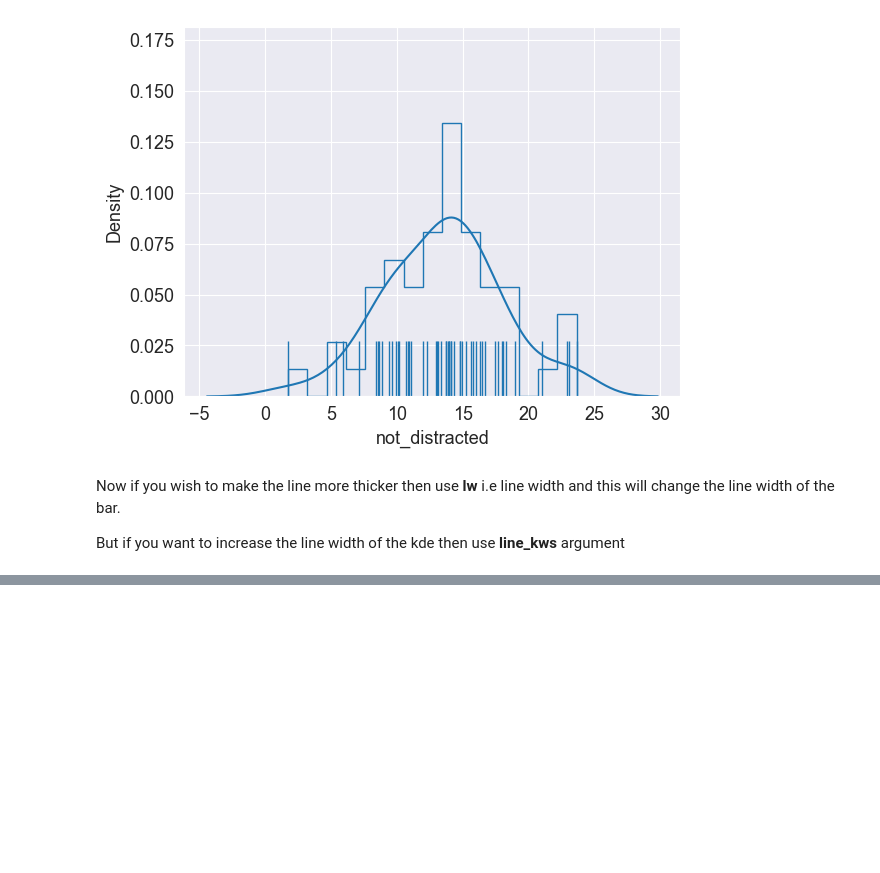
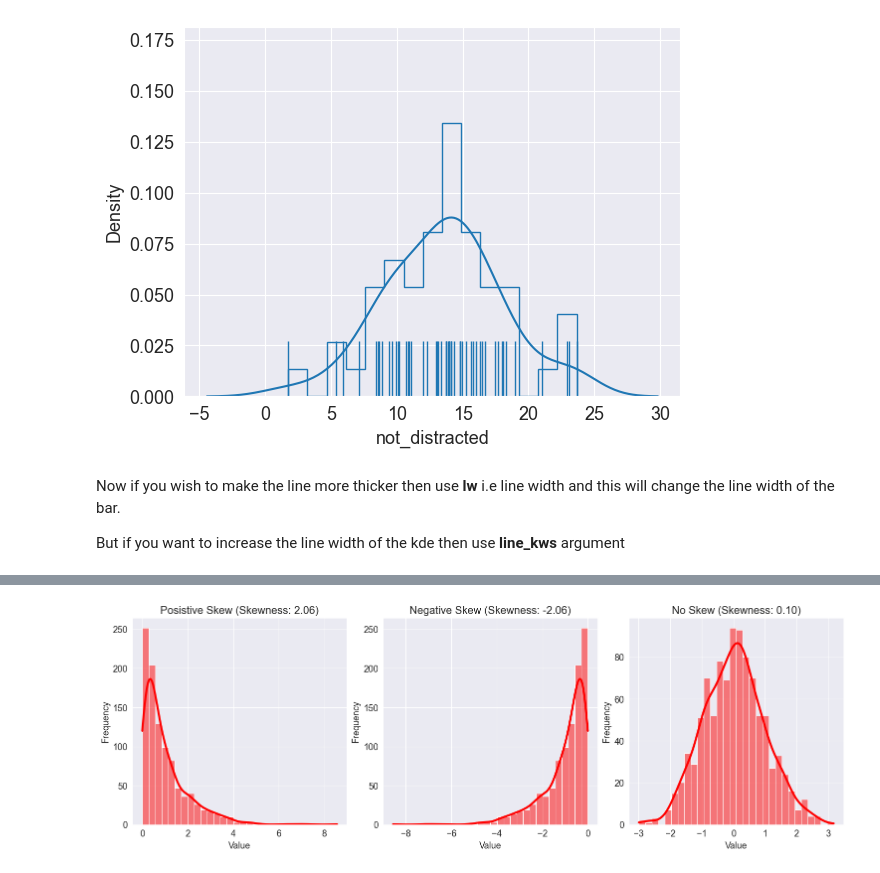
Before and after one commit to piyush-verma020/Data-Analysis, a Jupyter notebook: Data_analysis_further_notes.ipynb, the cells around one changed output, grey strips where cells are left out. Drawn from its saved outputs; the diff is of its cells as text; code cells hidden in the pictures; blank space fills up the shorter version.

```diff
--- a/Data_analysis_further_notes.ipynb
+++ b/Data_analysis_further_notes.ipynb
@@ -583,0 +651,14 @@ plt.show()
+# %%
+# Generate random data for negative skewness, Exponential distribution for negative skew
+data_negative_skew = -data_positive_skew
+# %%
+# Generate random data for normal or neutral skewness, Normal distribution for no skew
+data_neutral_skew = np.random.normal(loc=0,scale=1,size=1000)
+# %%
+datasets = {'Posistive Skew':data_positive_skew,'Negative Skew':data_negative_skew,'No Skew':data_neutral_skew}
+# %%
+# Calculate variance and skewness for each dataset
+for label, data in datasets.items():
+    variance = np.var(data)
+    skewness = pd.Series(data).skew()
+    print(f"{label}: Variance = {variance}, Skewness = {skewness}")
@@ -583,0 +721,14 @@ plt.show()
+# %%
+# Plotting histogram and distribution plots
+plt.figure(figsize=(15, 5), constrained_layout=True)
+
+for i, (label, data) in enumerate(datasets.items(), start=1):
+    plt.subplot(1, 3, i)
+    sns.histplot(data, bins=30, kde=True, color='red', line_kws={'lw': 3})
+    plt.title(f"{label} (Skewness: {pd.Series(data).skew():.2f})")
+    plt.xlabel('Value')
+    plt.ylabel('Frequency')
+
+plt.show()
+# %% [output]
+[figure, added]
```
Also changed, not shown: parts of 9 cells of this notebook.
